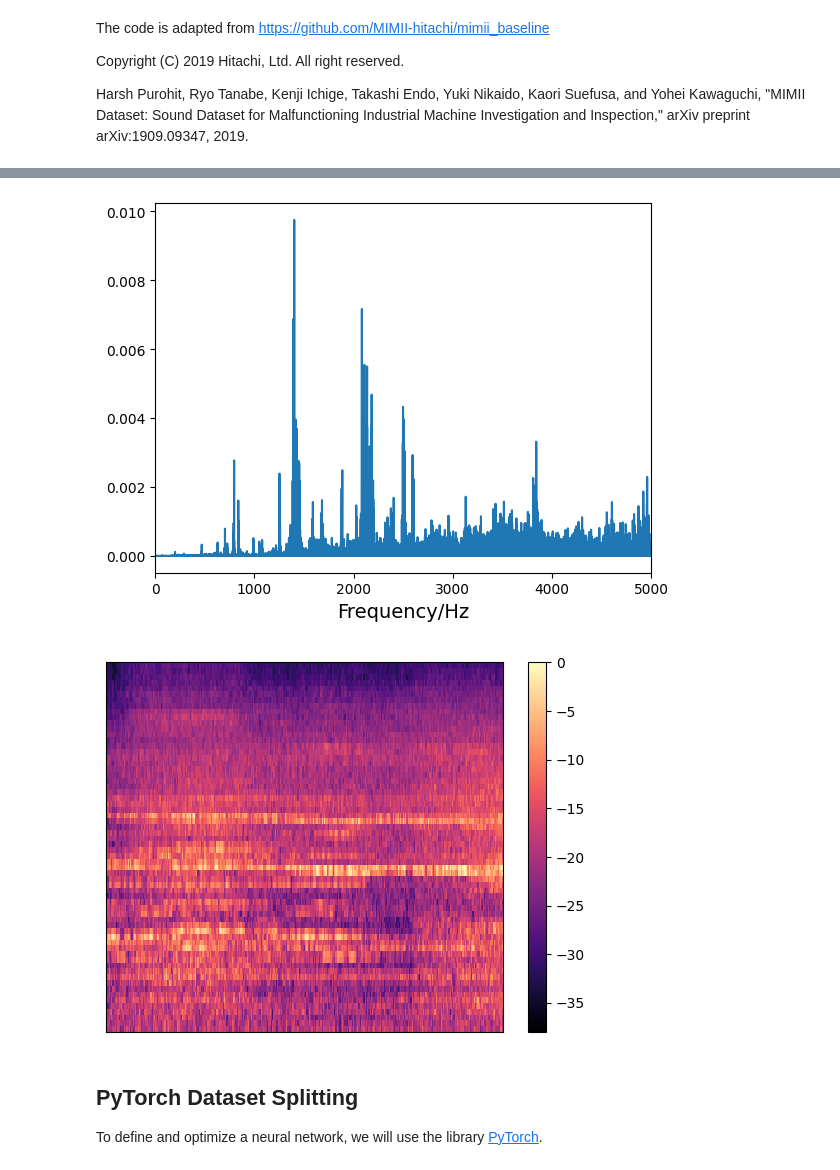
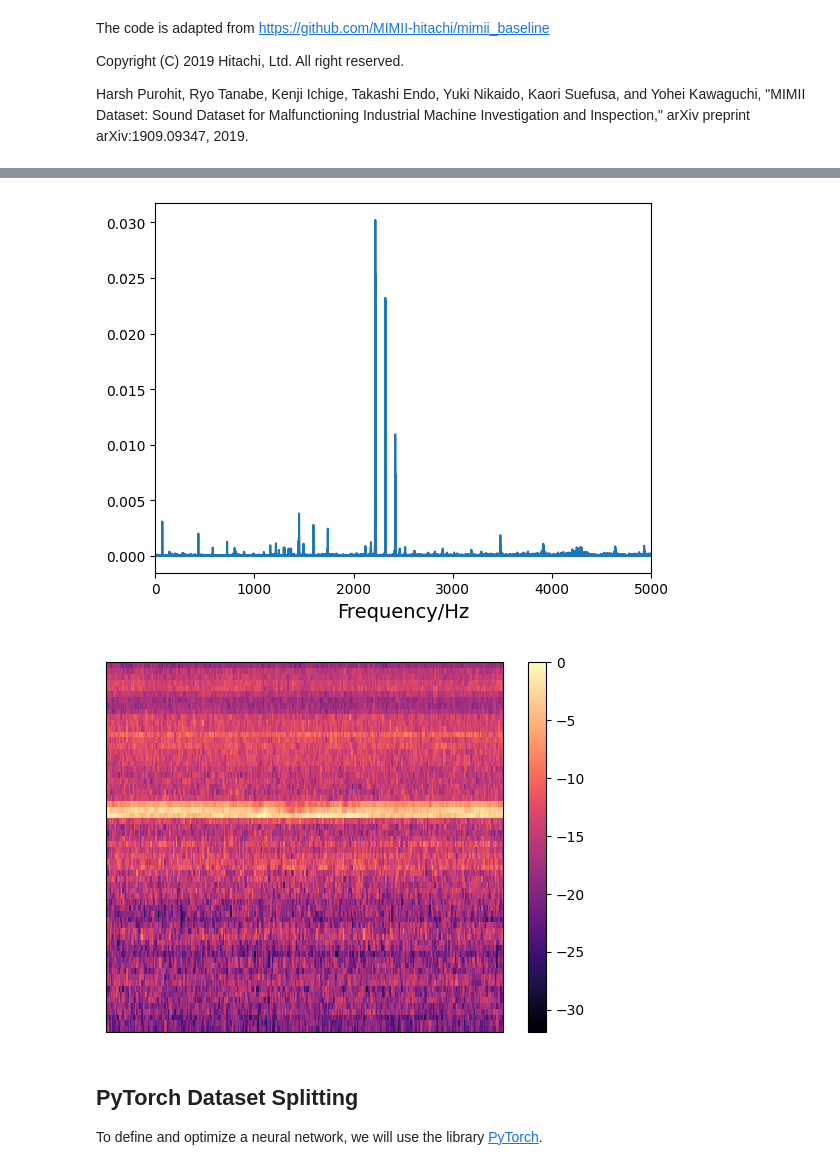
Before and after one commit to j0shcd/ml4pm, a Jupyter notebook: assignment_2/sophea_assignment_2.ipynb, the cells around one changed output, grey strips where cells are left out. Cells and saved outputs as stored; diff of their text form; code cells hidden in the pictures.

```diff
--- a/assignment_2/sophea_assignment_2.ipynb
+++ b/assignment_2/sophea_assignment_2.ipynb
@@ -184,7 +180,7 @@ def plot_signals(tmin, tmax, sr, y, emphasized_y, log_mel_spectrogram):
 ########################################################################
 def file_to_features(file_name,
                      n_mels=64,
-                     frames=5,
+                     frames=1,
                      n_fft=1024,
                      hop_length=512,
                      power=2.0,
@@ -202,7 +198,7 @@ def file_to_features(file_name,
 
     # Step 03: Generate MEL-Spectrogram
     # ===================================
-    mel_spec = librosa.feature.melspectrogram(y=y,
+    mel_spec = librosa.feature.melspectrogram(y=emphasized_y,
                                               sr=sr,
                                               n_fft=n_fft,
                                               hop_length=hop_length,
@@ -234,8 +230,8 @@ def file_to_features(file_name,
         plot_signals(tmin, tmax, sr, y, emphasized_y, log_mel_spectrogram)
     return features
 # %%
-# wav_test_file = 'dev_data_pump_04/pump/train/normal_id_04_00000000.wav'
-wav_test_file = 'dev_data_pump_04/pump/test/anomaly_id_04_00000000.wav'
+wav_test_file = 'dev_data_pump_04/pump/train/normal_id_04_00000000.wav'
+# wav_test_file = 'dev_data_pump_04/pump/test/anomaly_id_04_00000000.wav'
 
 # Visualize your results for potential analysis in your report
 features = file_to_features(wav_test_file)
@@ -245,5 +241,5 @@ features = file_to_features(wav_test_file)
-[figure, old version]
+[figure, new version]
-[figure, old version]
+[figure, new version]
 # %% [markdown]
 ## PyTorch Dataset Splitting
 
```
Also changed, not shown: parts of 35 cells of this notebook.
